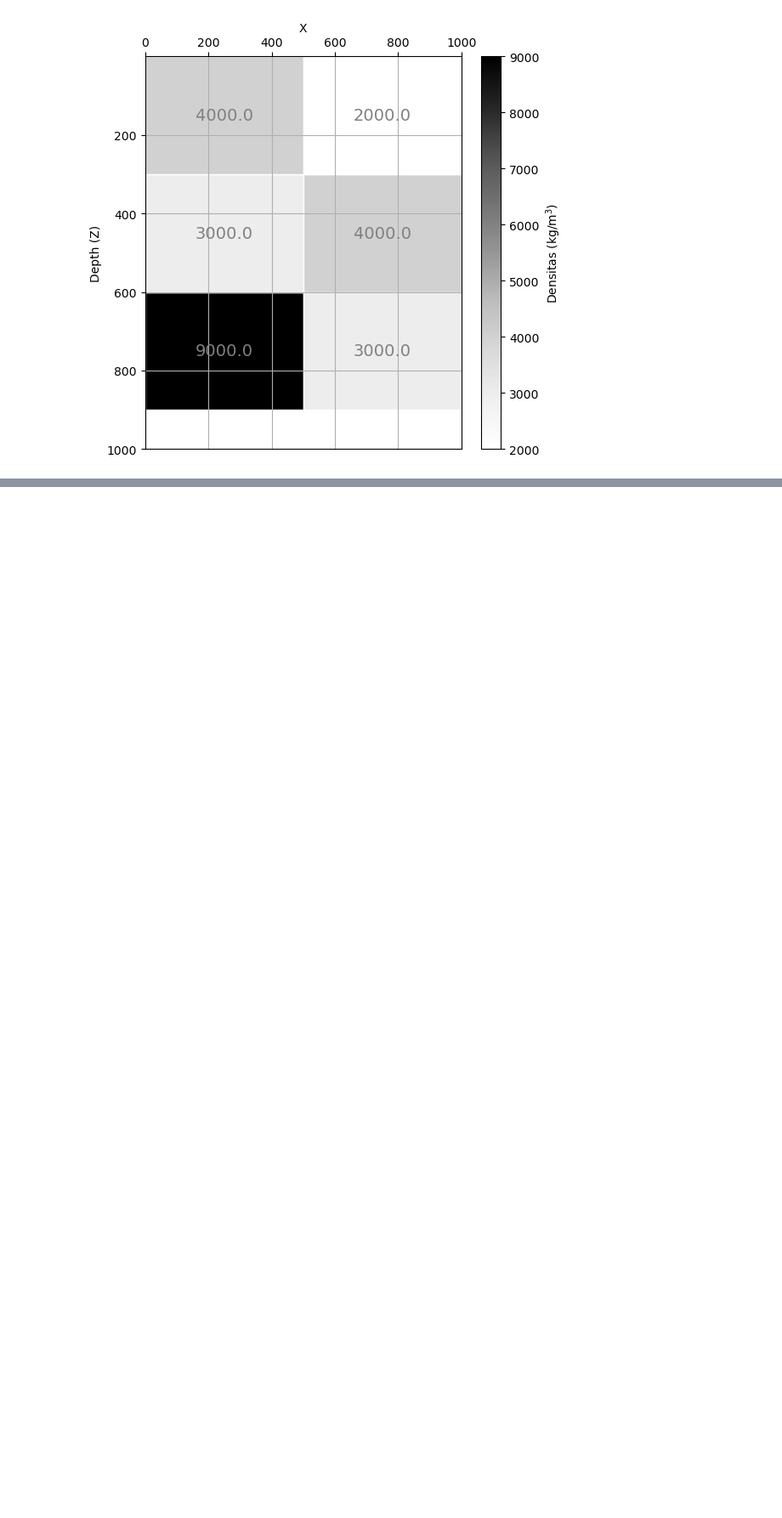
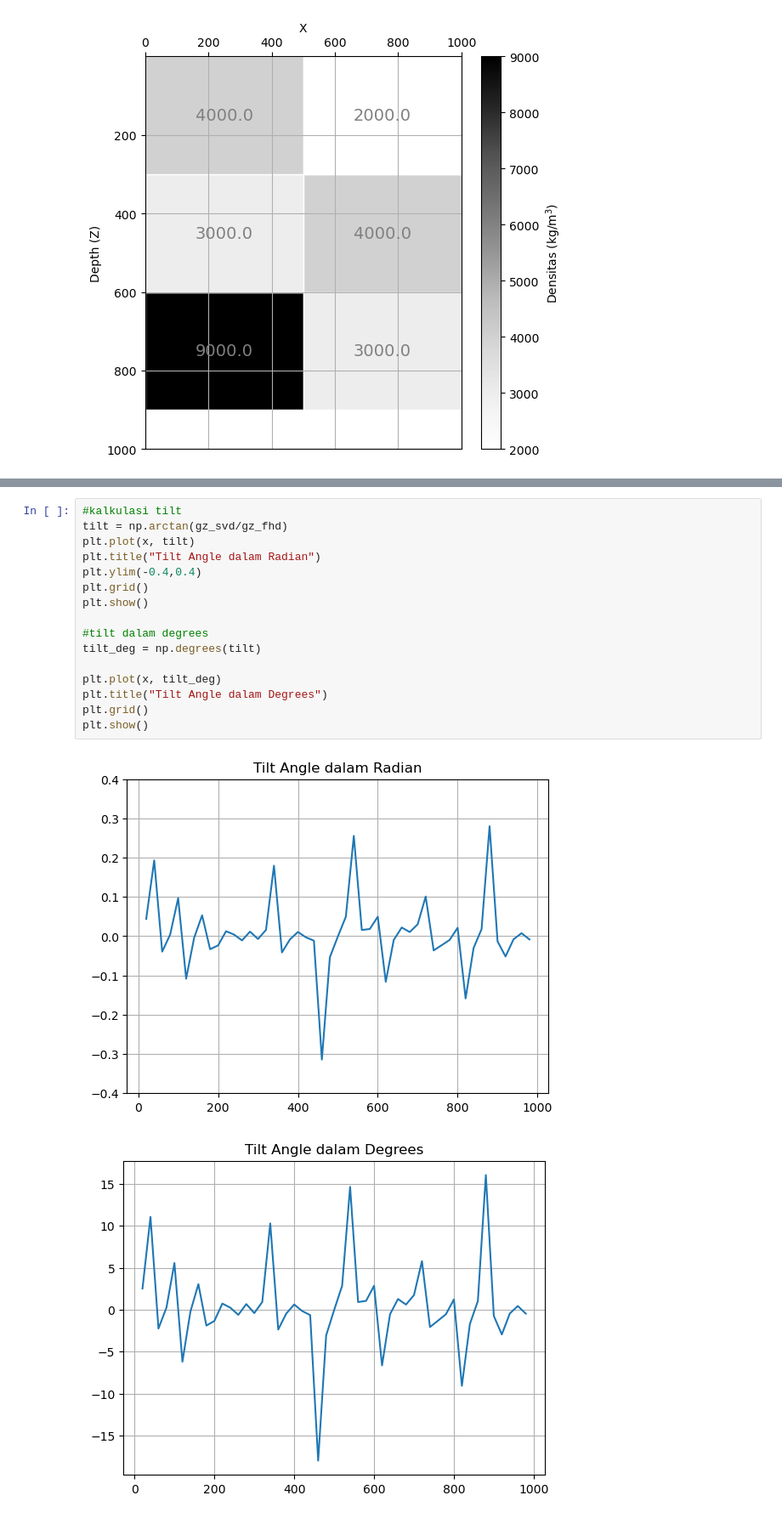
Before and after one commit to ahkmlvjy/PengantarPIG, a Jupyter notebook: Penerapan/Fwd_Inv_Fhd_Svd_Grav.ipynb, the cells around one changed output, grey strips where cells are left out. Shown at 85% size. Saved outputs shown, nothing was run; the diff lists cells and outputs as text; blank space fills up the shorter version.

Commit message:
fwd_fhd,svd,tilt & inv_lin

```diff
--- a/Penerapan/Fwd_Inv_Fhd_Svd_Grav.ipynb
+++ b/Penerapan/Fwd_Inv_Fhd_Svd_Grav.ipynb
@@ -146 +193,20 @@ cbar = plt.colorbar(sm, ax=ax2, orientation='horizontal', label=r'Densitas ($\ma
+# %%
+#kalkulasi tilt
+tilt = np.arctan(gz_svd/gz_fhd)
+plt.plot(x, tilt)
+plt.title("Tilt Angle dalam Radian")
+plt.ylim(-0.4,0.4)
+plt.grid()
+plt.show()
+
+#tilt dalam degrees
+tilt_deg = np.degrees(tilt)
+
+plt.plot(x, tilt_deg)
+plt.title("Tilt Angle dalam Degrees")
+plt.grid()
+plt.show()
+# %% [output]
+[figure, added]
+[figure, added]
 # %% [markdown]
```
Also changed, not shown: parts of 12 cells of this notebook.
